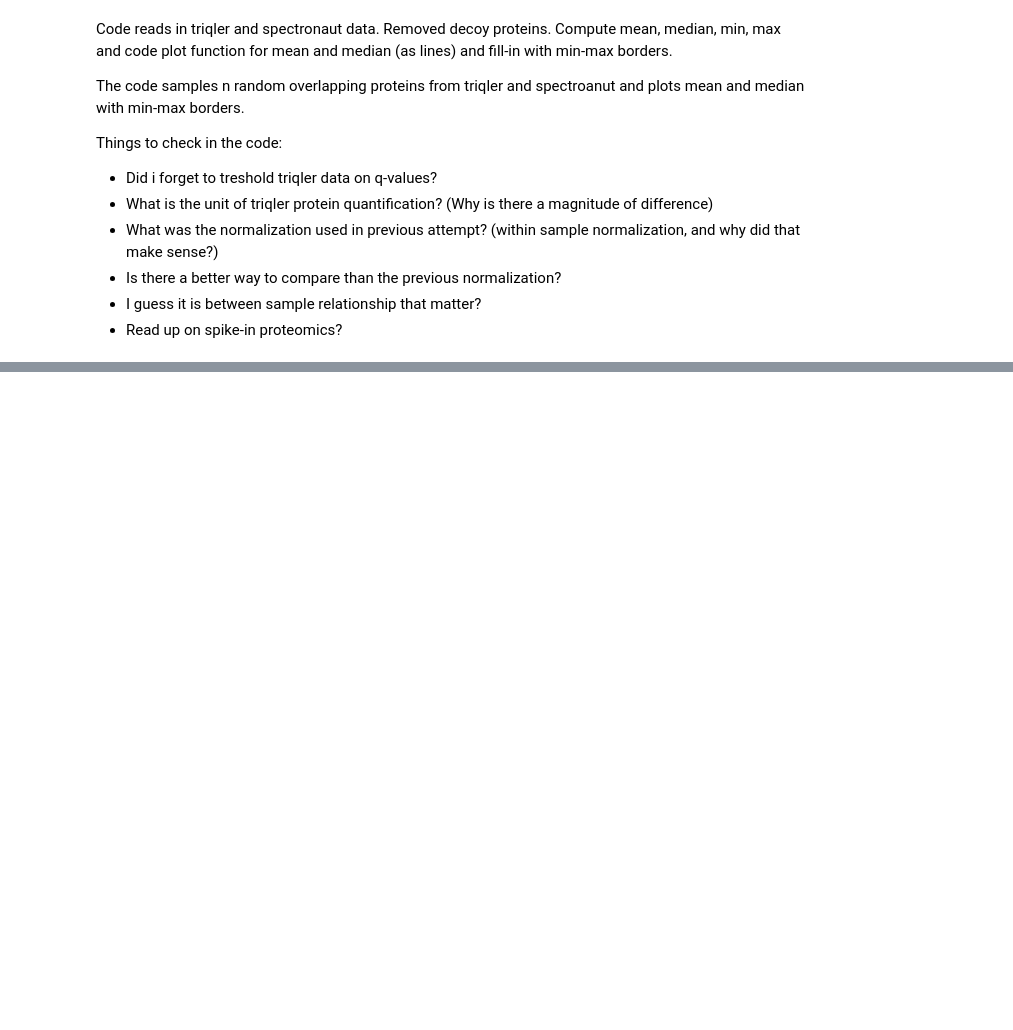
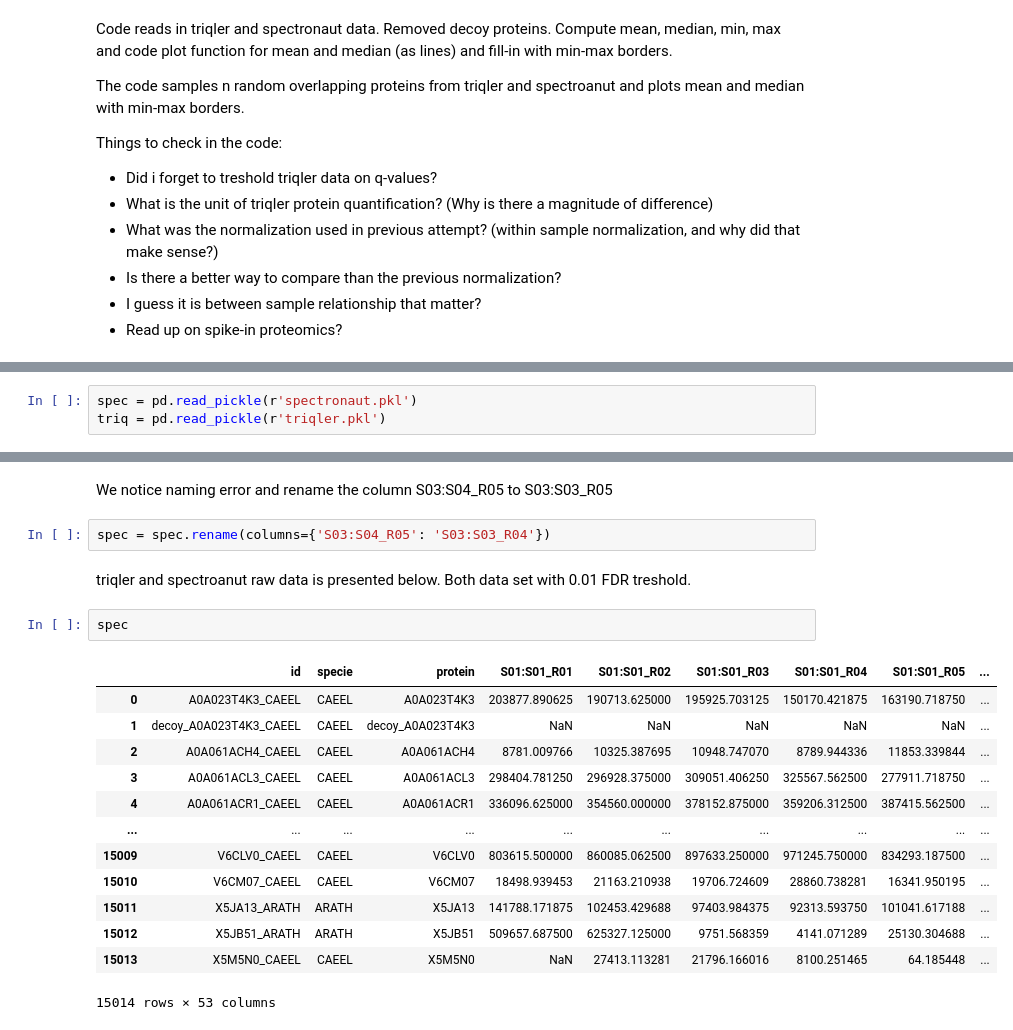
Before and after one commit to patruong/bayesMS, a Jupyter notebook: index.ipynb, the cells around one changed output, grey strips where cells are left out. Drawn from its saved outputs; the diff is of its cells as text; blank space fills up the shorter version.

```diff
--- a/index.ipynb
+++ b/index.ipynb
@@ -308,0 +330,3 @@ https://patruong.github.io/bayesProtQuant/
+# %%
+spec = pd.read_pickle(r'spectronaut.pkl')
+triq = pd.read_pickle(r'triqler.pkl')
@@ -308,0 +380,22 @@ https://patruong.github.io/bayesProtQuant/
+# %% [markdown]
+We notice naming error and rename the column S03:S04_R05 to S03:S03_R05
+# %%
+spec = spec.rename(columns={'S03:S04_R05': 'S03:S03_R04'})
+# %% [markdown]
+triqler and spectroanut raw data is presented below. Both data set with 0.01 FDR treshold.
+# %%
+spec
+# %% [output]
+|  | id | specie | protein | S01:S01_R01 | S01:S01_R02 | S01:S01_R03 | S01:S01_R04 | S01:S01_R05 | ... |
+| 0 | A0A023T4K3_CAEEL | CAEEL | A0A023T4K3 | 203877.890625 | 190713.625000 | 195925.703125 | 150170.421875 | 163190.718750 | ... |
+| 1 | decoy_A0A023T4K3_CAEEL | CAEEL | decoy_A0A023T4K3 | NaN | NaN | NaN | NaN | NaN | ... |
+| 2 | A0A061ACH4_CAEEL | CAEEL | A0A061ACH4 | 8781.009766 | 10325.387695 | 10948.747070 | 8789.944336 | 11853.339844 | ... |
+| 3 | A0A061ACL3_CAEEL | CAEEL | A0A061ACL3 | 298404.781250 | 296928.375000 | 309051.406250 | 325567.562500 | 277911.718750 | ... |
+| 4 | A0A061ACR1_CAEEL | CAEEL | A0A061ACR1 | 336096.625000 | 354560.000000 | 378152.875000 | 359206.312500 | 387415.562500 | ... |
+| ... | ... | ... | ... | ... | ... | ... | ... | ... | ... |
+| 15009 | V6CLV0_CAEEL | CAEEL | V6CLV0 | 803615.500000 | 860085.062500 | 897633.250000 | 971245.750000 | 834293.187500 | ... |
+| 15010 | V6CM07_CAEEL | CAEEL | V6CM07 | 18498.939453 | 21163.210938 | 19706.724609 | 28860.738281 | 16341.950195 | ... |
+| 15011 | X5JA13_ARATH | ARATH | X5JA13 | 141788.171875 | 102453.429688 | 97403.984375 | 92313.593750 | 101041.617188 | ... |
+| 15012 | X5JB51_ARATH | ARATH | X5JB51 | 509657.687500 | 625327.125000 | 9751.568359 | 4141.071289 | 25130.304688 | ... |
+| 15013 | X5M5N0_CAEEL | CAEEL | X5M5N0 | NaN | 27413.113281 | 21796.166016 | 8100.251465 | 64.185448 | ... |
+15014 rows × 53 columns
```
Also changed, not shown: parts of 48 cells of this notebook, 1 other file.
